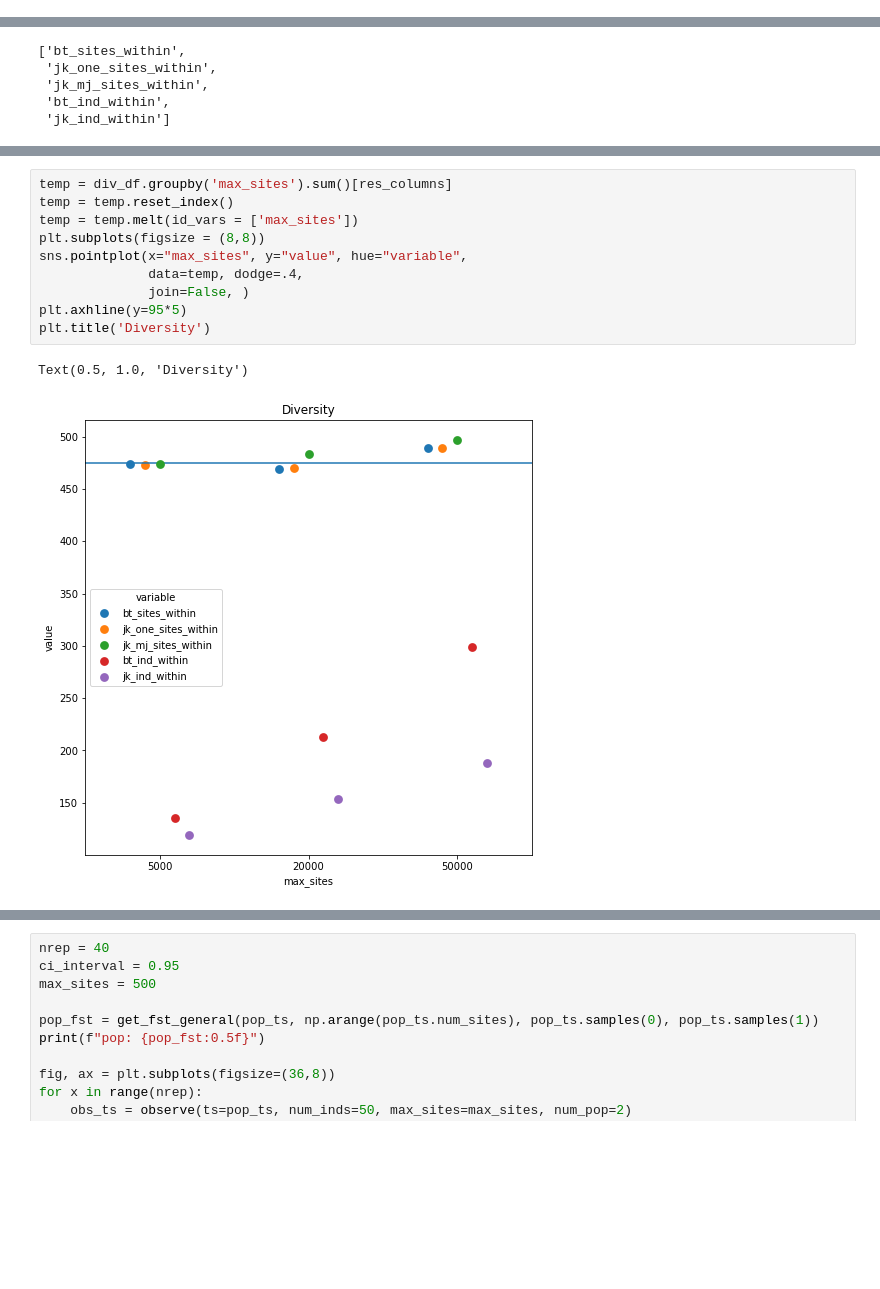
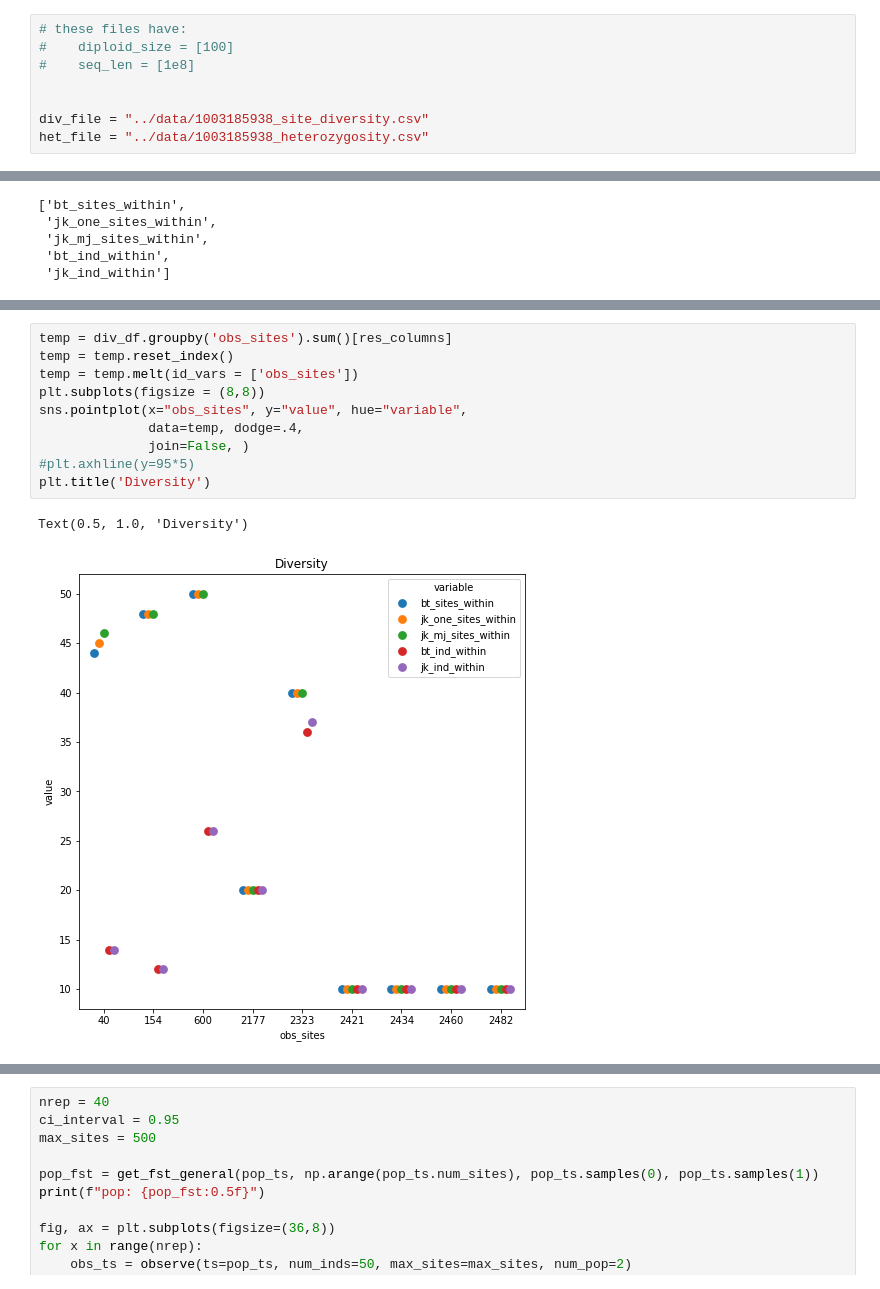
Before and after one commit to rwaples/resampling, a Jupyter notebook: notebooks/resample.sep29.ipynb, the cells around one changed output, grey strips where cells are left out. Drawn from its saved outputs; the diff is of its cells as text; blank space fills up the shorter version.

```diff
--- a/notebooks/resample.sep29.ipynb
+++ b/notebooks/resample.sep29.ipynb
@@ -24,3 +11,11 @@ fst_file = '/home/kele/Documents/resampling/resampling/data/09291552_fst_0.csv'
+# %%
+# these files have:
+#    diploid_size = [100]
+#    seq_len = [1e8]
+
+
+div_file = "../data/1003185938_site_diversity.csv"
+het_file = "../data/1003185938_heterozygosity.csv"
 # %%
 pd.read_csv(div_file)
 # %% [output]
@@ -83,14 +86,14 @@ Text(0.5, 1.0, 'Heterozygosity')
 # %%
-temp = div_df.groupby('max_sites').sum()[res_columns]
+temp = div_df.groupby('obs_sites').sum()[res_columns]
 temp = temp.reset_index()
-temp = temp.melt(id_vars = ['max_sites'])
+temp = temp.melt(id_vars = ['obs_sites'])
 plt.subplots(figsize = (8,8))
-sns.pointplot(x="max_sites", y="value", hue="variable",
+sns.pointplot(x="obs_sites", y="value", hue="variable",
               data=temp, dodge=.4,
               join=False, )
-plt.axhline(y=95*5)
+#plt.axhline(y=95*5)
 plt.title('Diversity')
 # %% [output]
 Text(0.5, 1.0, 'Diversity')
-[figure, old version]
+[figure, new version]
 # %%
```
Also changed, not shown: parts of 7 cells of this notebook, 7 other files.
